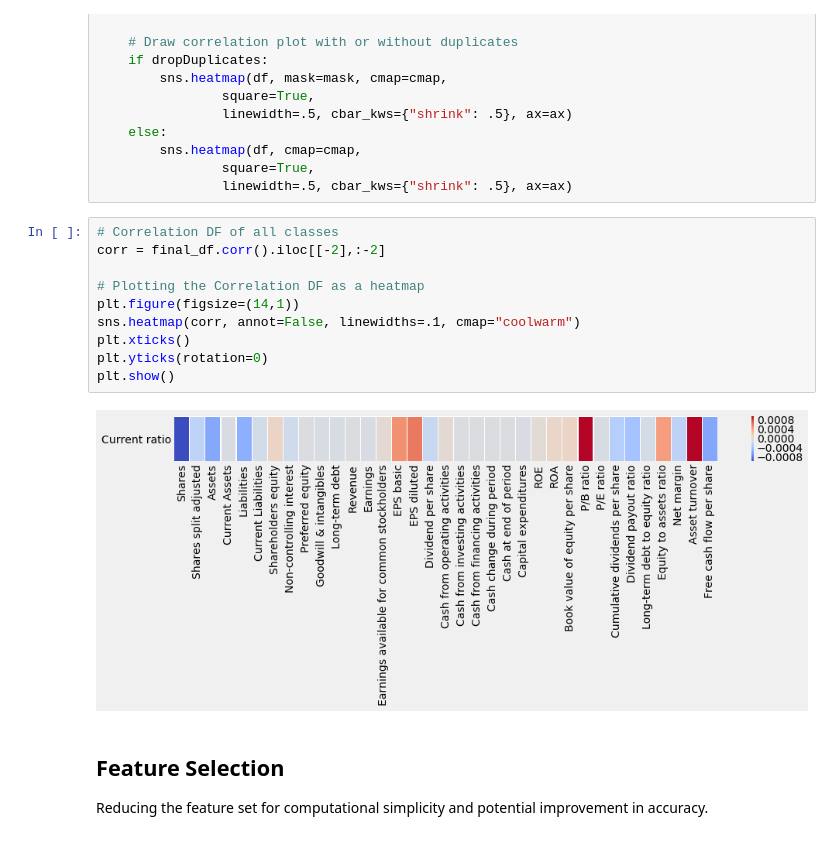
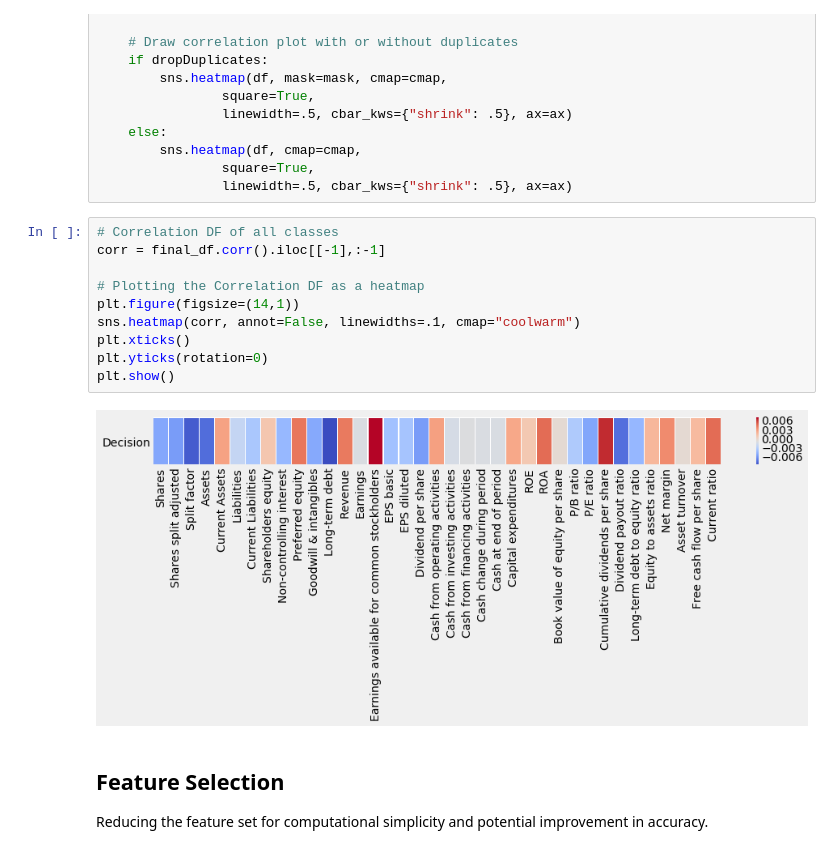
Before and after one commit to marcosan93/Stock-Performance-Predictor-2.0, a Jupyter notebook: Exploring-Dataset.ipynb, the cells around one changed output. Saved outputs shown, nothing was run; the diff lists cells and outputs as text.

```diff
--- a/Exploring-Dataset.ipynb
+++ b/Exploring-Dataset.ipynb
@@ -77,16 +77,16 @@ def CorrMtx(df, dropDuplicates = True):
                 linewidth=.5, cbar_kws={"shrink": .5}, ax=ax)
 # %%
 # Correlation DF of all classes
-corr = final_df.corr().iloc[[-2],:-2]
+corr = final_df.corr().iloc[[-1],:-1]
 
 # Plotting the Correlation DF as a heatmap
 plt.figure(figsize=(14,1))
 sns.heatmap(corr, annot=False, linewidths=.1, cmap="coolwarm")
 plt.xticks()
 plt.yticks(rotation=0)
 plt.show()
 # %% [output]
-[figure, old version]
+[figure, new version]
 # %% [markdown]
 ## Feature Selection
 Reducing the feature set for computational simplicity and potential improvement in accuracy.
```
Also changed, not shown: parts of 6 cells of this notebook, 1 other file.
